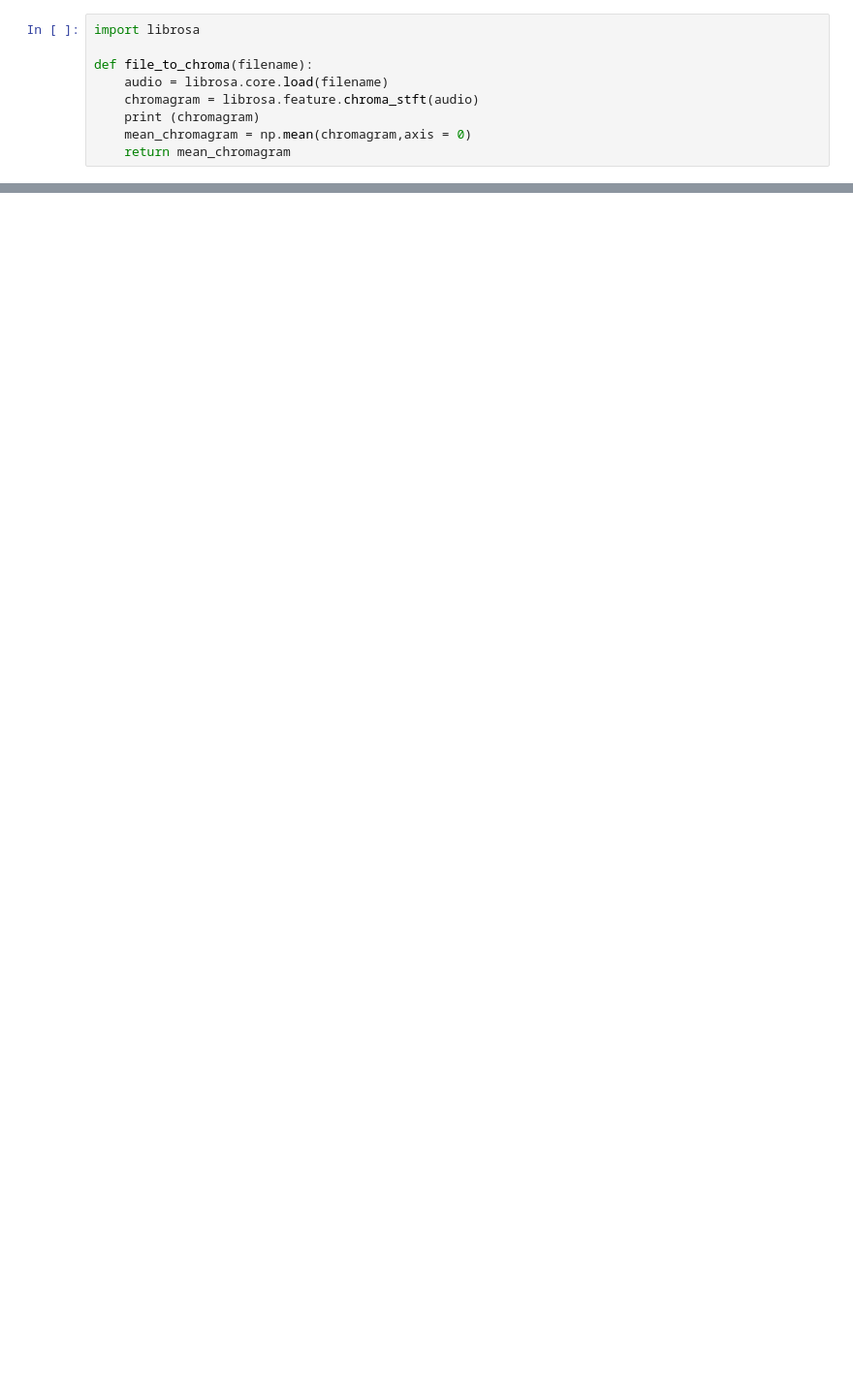
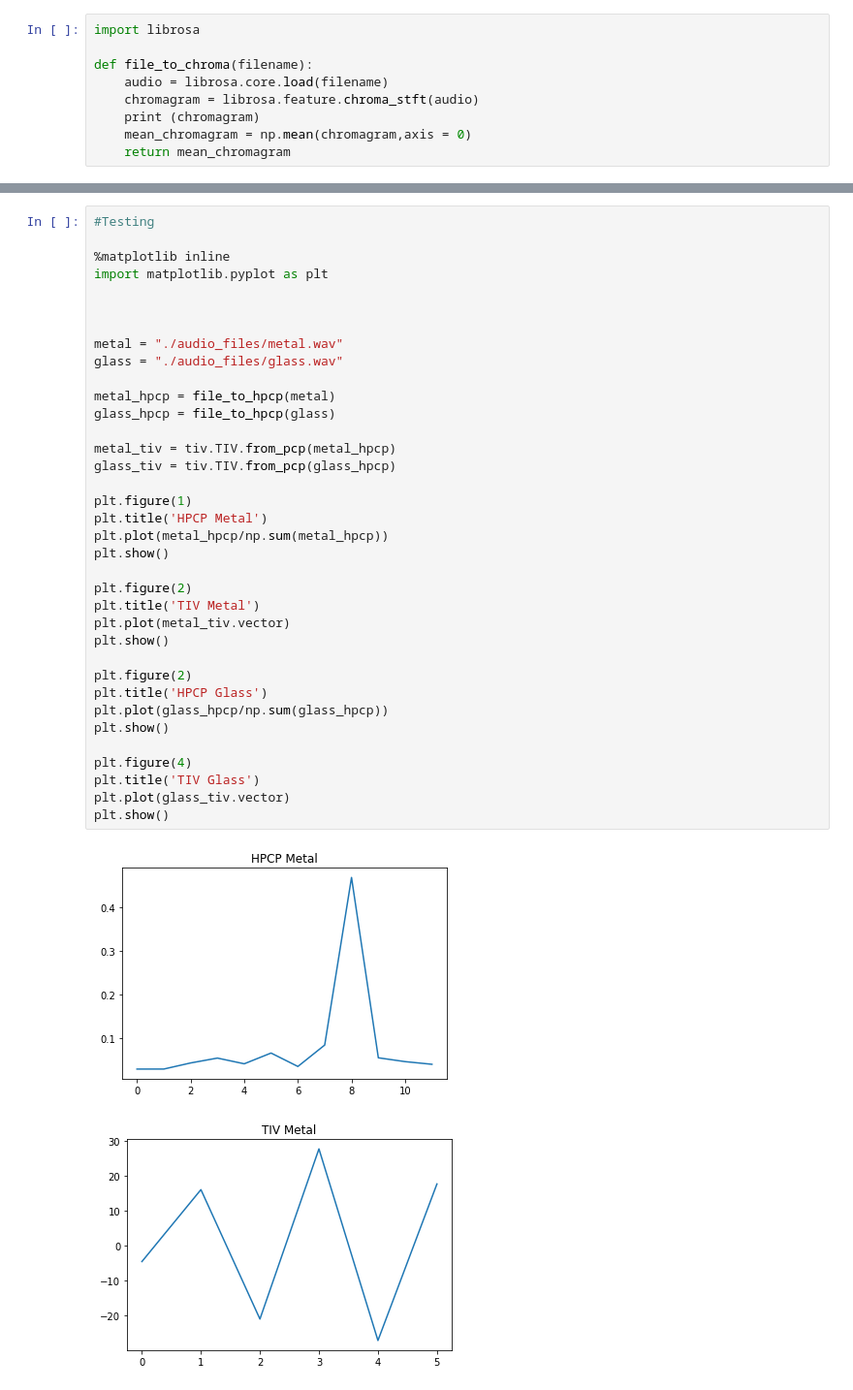
Before and after one commit to aframires/TIVlib, a Jupyter notebook: example.ipynb, the cells around one changed output, grey strips where cells are left out. Shown: that part at 97% size. Drawn from its saved outputs; the diff is of its cells as text; blank space fills up the shorter version.

```diff
--- a/example.ipynb
+++ b/example.ipynb
@@ -67,0 +181,39 @@ tiv.tiv.key()
+# %%
+#Testing
+
+%matplotlib inline
+import matplotlib.pyplot as plt
+
+
+
+metal = "./audio_files/metal.wav"
+glass = "./audio_files/glass.wav"
+
+metal_hpcp = file_to_hpcp(metal)
+glass_hpcp = file_to_hpcp(glass)
+
+metal_tiv = tiv.TIV.from_pcp(metal_hpcp)
+glass_tiv = tiv.TIV.from_pcp(glass_hpcp)
+
+plt.figure(1)
+plt.title('HPCP Metal')
+plt.plot(metal_hpcp/np.sum(metal_hpcp))
+plt.show()
+
+plt.figure(2)
+plt.title('TIV Metal')
+plt.plot(metal_tiv.vector)
+plt.show()
+
+plt.figure(2)
+plt.title('HPCP Glass')
+plt.plot(glass_hpcp/np.sum(glass_hpcp))
+plt.show()
+
+plt.figure(4)
+plt.title('TIV Glass')
+plt.plot(glass_tiv.vector)
+plt.show()
+# %% [output]
+[figure, added]
+[figure, added]
```
Also changed, not shown: parts of 10 cells of this notebook, 9 other files.
